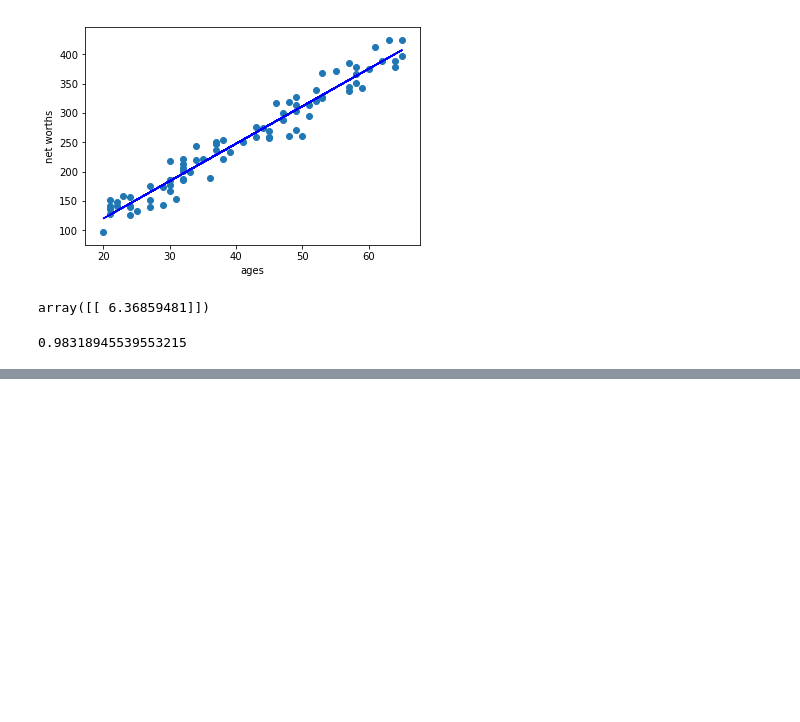
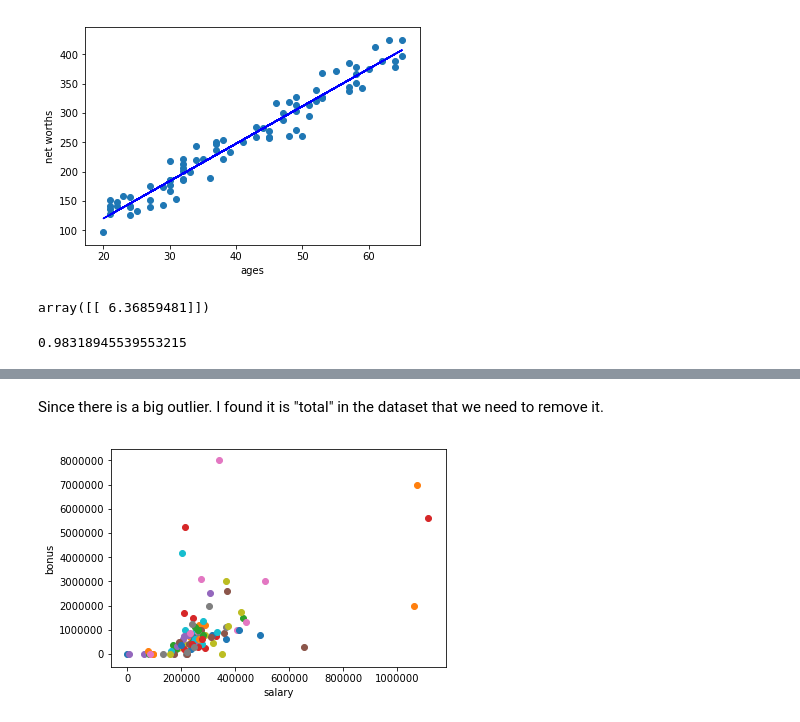
Before and after one commit to mukerong/Data-Analytics-Nanodegree, a Jupyter notebook: Machine-Learning/Mini-Project.ipynb, the cells around one changed output, grey strips where cells are left out. Saved outputs shown, nothing was run; the diff lists cells and outputs as text; code cells hidden in the pictures; blank space fills up the shorter version.

Commit message:
feat: Rerun the file that has removed the outlier

```diff
--- a/Machine-Learning/Mini-Project.ipynb
+++ b/Machine-Learning/Mini-Project.ipynb
@@ -1315,0 +1318,32 @@ plt.show()
+# %% [markdown]
+Since there is a big outlier. I found it is "total" in the dataset that we need to remove it.
+# %%
+# %load enron_outliers.py
+#!/usr/bin/python
+
+import pickle
+import sys
+import matplotlib.pyplot as plt
+
+sys.path.append("../tools/")
+from feature_format import featureFormat, targetFeatureSplit
+
+
+### read in data dictionary, convert to numpy array
+data_dict = pickle.load( open("../final_project/final_project_dataset.pkl", "r") )
+features = ["salary", "bonus"]
+data_dict.pop("TOTAL", 0)
+data = featureFormat(data_dict, features)
+
+
+### your code below
+for item in data:
+    salary = item[0]
+    bonus = item[1]
+    plt.scatter(salary, bonus)
+
+plt.xlabel('salary')
+plt.ylabel('bonus')
+plt.show()
+# %% [output]
+[figure, added]
```
Also changed, not shown: parts of 1 cell of this notebook.
